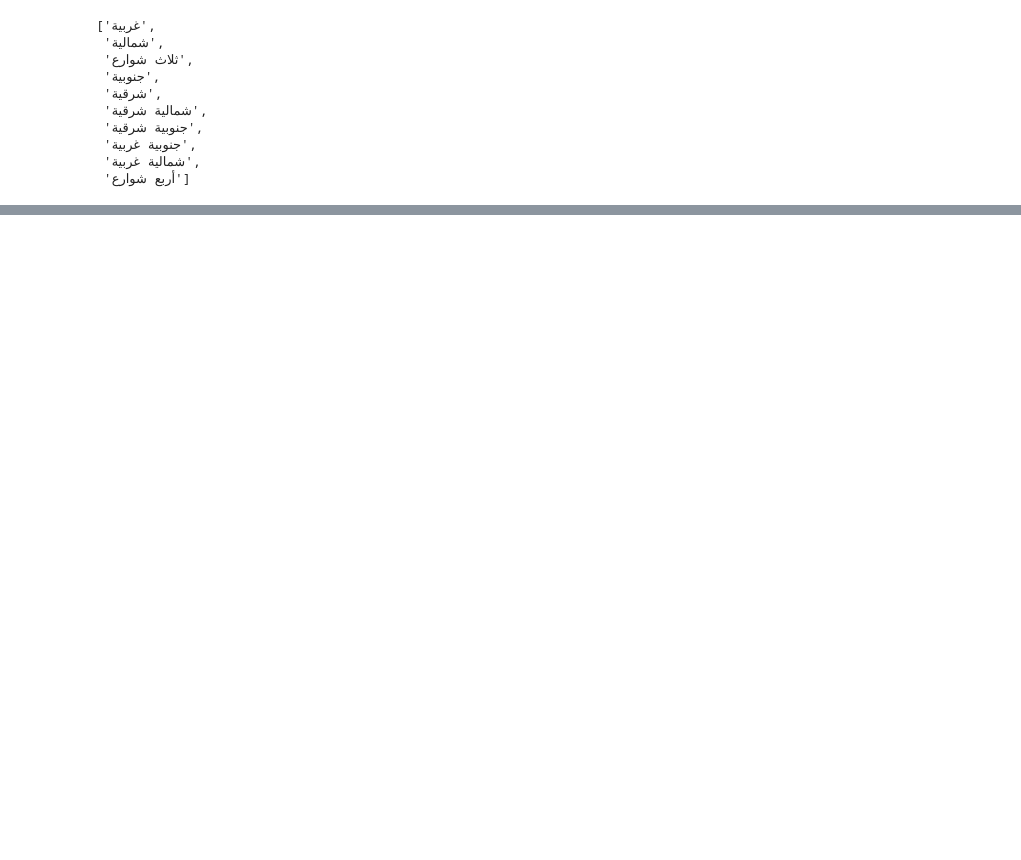
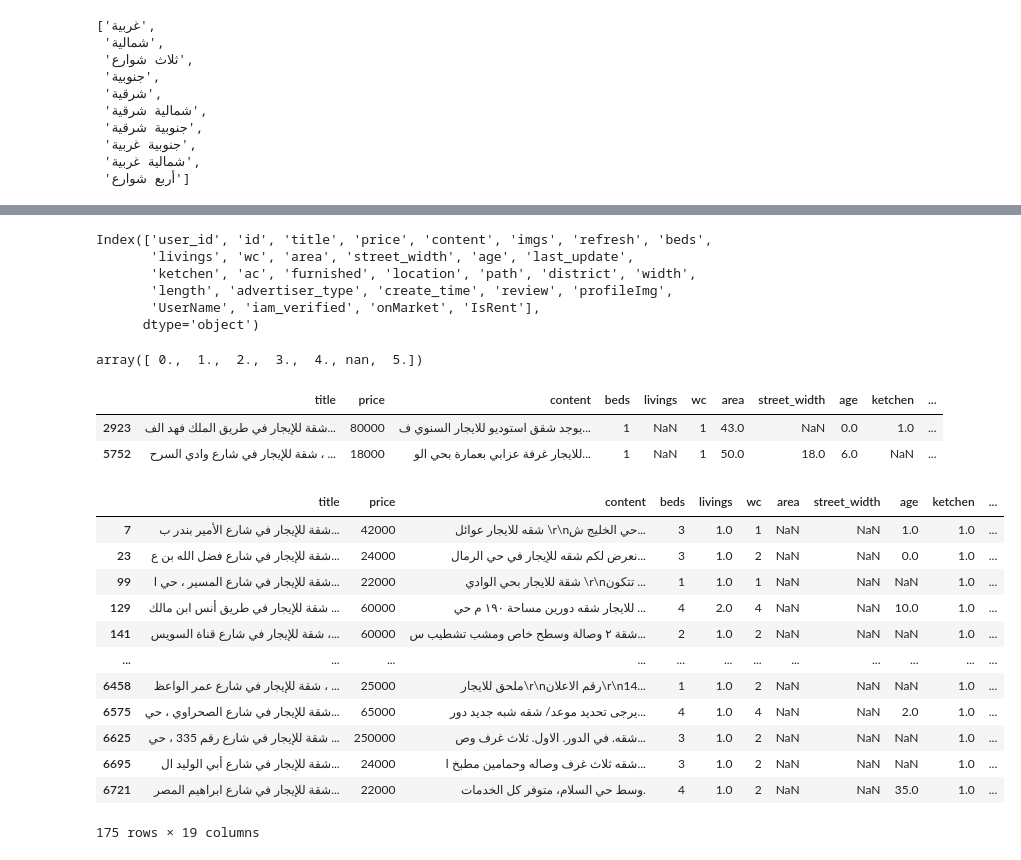
Before and after one commit to RandHamoud/Project3, a Jupyter notebook: Project3.ipynb, the cells around one changed output, grey strips where cells are left out. Drawn from its saved outputs; the diff is of its cells as text; code cells hidden in the pictures; blank space fills up the shorter version.

```diff
--- a/Project3.ipynb
+++ b/Project3.ipynb
@@ -278,0 +283,2 @@ land['الواجهة'].unique().tolist()
+# %%
+real_state = pd.read_csv("realEstate.csv")
@@ -278,0 +339,9 @@ land['الواجهة'].unique().tolist()
+# %%
+real_state.columns
+# %% [output]
+Index(['user_id', 'id', 'title', 'price', 'content', 'imgs', 'refresh', 'beds',
+       'livings', 'wc', 'area', 'street_width', 'age', 'last_update',
+       'ketchen', 'ac', 'furnished', 'location', 'path', 'district', 'width',
+       'length', 'advertiser_type', 'create_time', 'review', 'profileImg',
+       'UserName', 'iam_verified', 'onMarket', 'IsRent'],
+      dtype='object')
@@ -278,0 +354,40 @@ land['الواجهة'].unique().tolist()
+# %%
+real_state.drop(["user_id"],axis=1,inplace=True)
+real_state.drop(["id"],axis=1,inplace=True)
+real_state.drop(["refresh"],axis=1,inplace=True)
+real_state.drop(["last_update"],axis=1,inplace=True)
+real_state.drop(["imgs"],axis=1,inplace=True)
+real_state.drop(["create_time"],axis=1,inplace=True)
+real_state.drop(["location"],axis=1,inplace=True)
+real_state.drop(["profileImg"],axis=1,inplace=True)
+real_state.drop(["UserName"],axis=1,inplace=True)
+real_state.drop(["width"],axis=1,inplace=True)
+real_state.drop(["length"],axis=1,inplace=True)
+# %%
+real_state['livings'].unique()
+# %% [output]
+array([ 0.,  1.,  2.,  3.,  4., nan,  5.])
+# %%
+real_state[real_state['livings'].isnull()]
+# %% [output]
+|  | title | price | content | beds | livings | wc | area | street_width | age | ketchen | ... |
+| 2923 | شقة للإيجار في طريق الملك فهد الف... | 80000 | يوجد شقق استوديو للايجار السنوي ف... | 1 | NaN | 1 | 43.0 | NaN | 0.0 | 1.0 | ... |
+| 5752 | شقة للإيجار في شارع وادي السرح ، ... | 18000 | للايجار غرفة عزابي بعمارة بحي الو... | 1 | NaN | 1 | 50.0 | 18.0 | 6.0 | NaN | ... |
+# %%
+real_state['livings'].fillna(-1, inplace=True)
+# %%
+real_state[real_state['area'].isnull()]
+# %% [output]
+|  | title | price | content | beds | livings | wc | area | street_width | age | ketchen | ... |
+| 7 | شقة للإيجار في شارع الأمير بندر ب... | 42000 | شقه للايجار عوائل \r\nحي الخليج ش... | 3 | 1.0 | 1 | NaN | NaN | 1.0 | 1.0 | ... |
+| 23 | شقة للإيجار في شارع فضل الله بن ع... | 24000 | نعرض لكم شقه للإيجار في حي الرمال... | 3 | 1.0 | 2 | NaN | NaN | 0.0 | 1.0 | ... |
+| 99 | شقة للإيجار في شارع المسير ، حي ا... | 22000 | شقة للايجار بحي الوادي \r\nتتكون ... | 1 | 1.0 | 1 | NaN | NaN | NaN | 1.0 | ... |
+| 129 | شقة للإيجار في طريق أنس ابن مالك ... | 60000 | للايجار شقه دورين مساحة ١٩٠ م حي ... | 4 | 2.0 | 4 | NaN | NaN | 10.0 | 1.0 | ... |
+| 141 | شقة للإيجار في شارع قناة السويس ،... | 60000 | شقة ٢ وصالة وسطح خاص ومشب تشطيب س... | 2 | 1.0 | 2 | NaN | NaN | NaN | 1.0 | ... |
+| ... | ... | ... | ... | ... | ... | ... | ... | ... | ... | ... | ... |
+| 6458 | شقة للإيجار في شارع عمر الواعظ ، ... | 25000 | ملحق للايجار\r\nرقم الاعلان\r\n14... | 1 | 1.0 | 2 | NaN | NaN | NaN | 1.0 | ... |
+| 6575 | شقة للإيجار في شارع الصحراوي ، حي... | 65000 | يرجى تحديد موعد/ شقه شبه جديد دور... | 4 | 1.0 | 4 | NaN | NaN | 2.0 | 1.0 | ... |
+| 6625 | شقة للإيجار في شارع رقم 335 ، حي ... | 250000 | شقه. في الدور. الاول. ثلاث غرف وص... | 3 | 1.0 | 2 | NaN | NaN | NaN | 1.0 | ... |
+| 6695 | شقة للإيجار في شارع أبي الوليد ال... | 24000 | شقه ثلاث غرف وصاله وحمامين مطبخ ا... | 3 | 1.0 | 2 | NaN | NaN | NaN | 1.0 | ... |
+| 6721 | شقة للإيجار في شارع ابراهيم المصر... | 22000 | وسط حي السلام، متوفر كل الخدمات. | 4 | 1.0 | 2 | NaN | NaN | 35.0 | 1.0 | ... |
+175 rows × 19 columns
```
Also changed, not shown: parts of 34 cells of this notebook, 1 other file.
